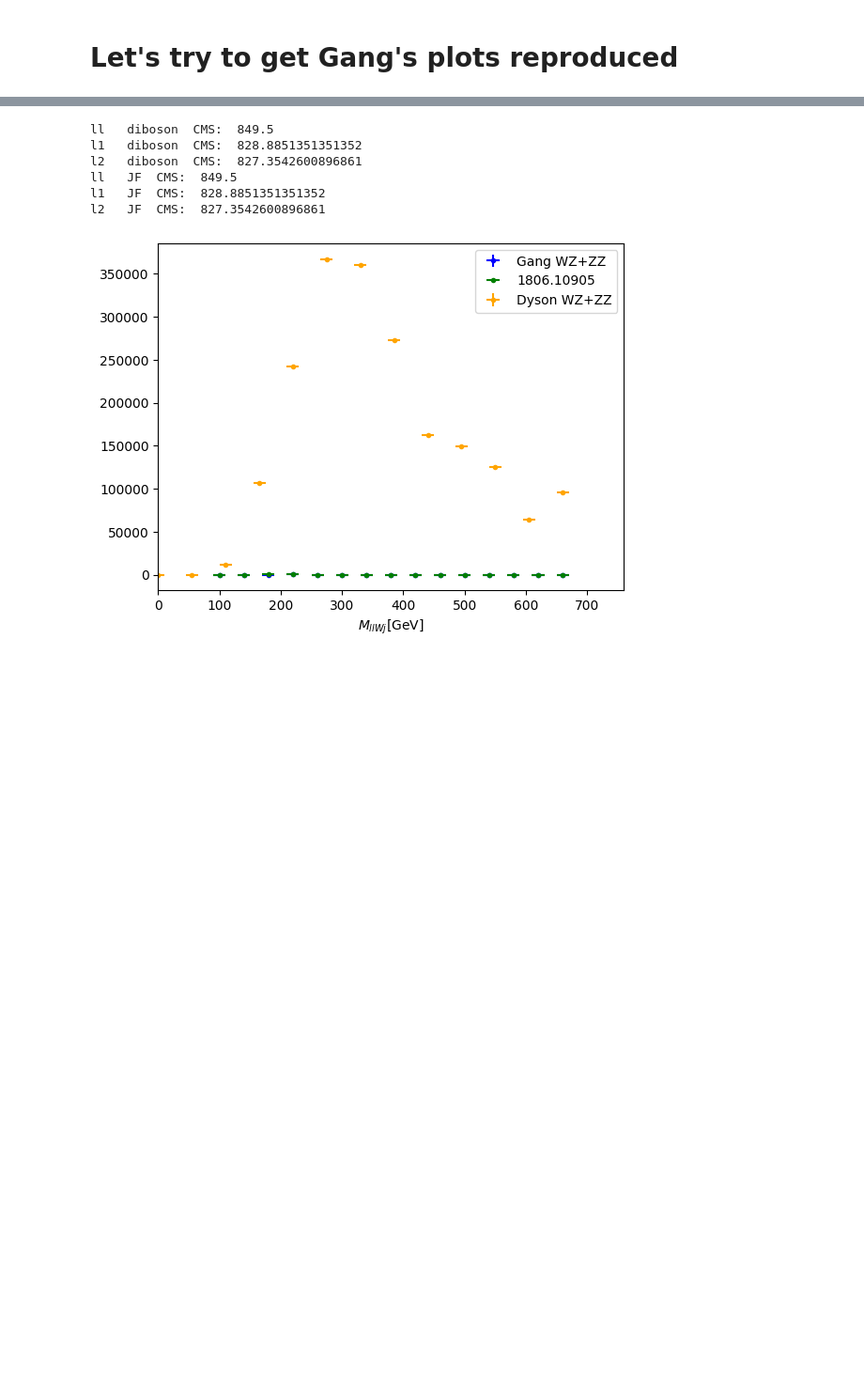
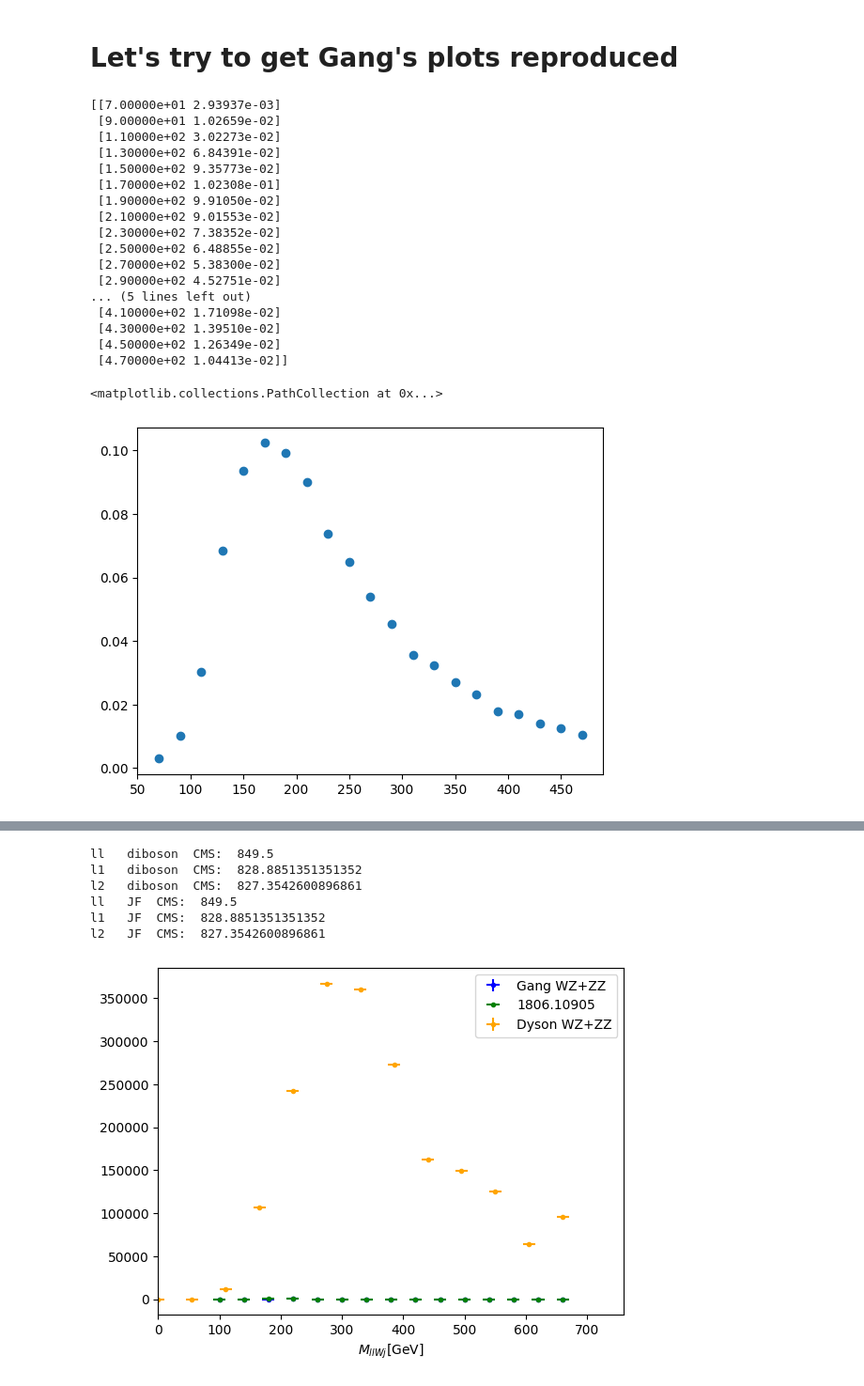
Before and after one commit to dysontk/LFVLNV, a Jupyter notebook: AnalysisAndSuch/Histos.ipynb, the cells around one changed output, grey strips where cells are left out. Shown: that part at 94% size. Cells and saved outputs as stored; diff of their text form; code cells hidden in the pictures; blank space fills up the shorter version.

```diff
--- a/AnalysisAndSuch/Histos.ipynb
+++ b/AnalysisAndSuch/Histos.ipynb
@@ -6,3 +6,39 @@ import uproot
 import csv
 import numpy as np
 import combineHistos
+# %%
+startPath = '/Users/dysonk/Work/background comparison/GangCodeDysonEvents/WZ/'
+GangDatFileNames = ['Ml1W_NA.dat', 'Ml2W_NA.dat', 'MllW_NA.dat']
+for n in range(len(GangDatFileNames)):
+    GangDatFileNames[n] = startPath + GangDatFileNames[n]
+output = []
+with open(GangDatFileNames[0]) as file:
+    line_reader = []
+    line_reader = csv.reader(file)
+    # print(line_reader)
+    for row in line_reader:
+        output.append([float(row[0].split(' ')[i]) for i in range(2)])
+npOutput = np.array(output)
+print(npOutput)
+
+plt.scatter(npOutput[:,0], npOutput[:,1])
+# %% [output]
+[[7.00000e+01 2.93937e-03]
+ [9.00000e+01 1.02659e-02]
+ [1.10000e+02 3.02273e-02]
+ [1.30000e+02 6.84391e-02]
+ [1.50000e+02 9.35773e-02]
+ [1.70000e+02 1.02308e-01]
+ [1.90000e+02 9.91050e-02]
+ [2.10000e+02 9.01553e-02]
+ [2.30000e+02 7.38352e-02]
+ [2.50000e+02 6.48855e-02]
+ [2.70000e+02 5.38300e-02]
+ [2.90000e+02 4.52751e-02]
+... (5 lines left out)
+ [4.10000e+02 1.71098e-02]
+ [4.30000e+02 1.39510e-02]
+ [4.50000e+02 1.26349e-02]
+ [4.70000e+02 1.04413e-02]]
+<matplotlib.collections.PathCollection at 0x...>
+[figure, added]
```
Also changed, not shown: parts of 5 cells of this notebook, 2 other files.
